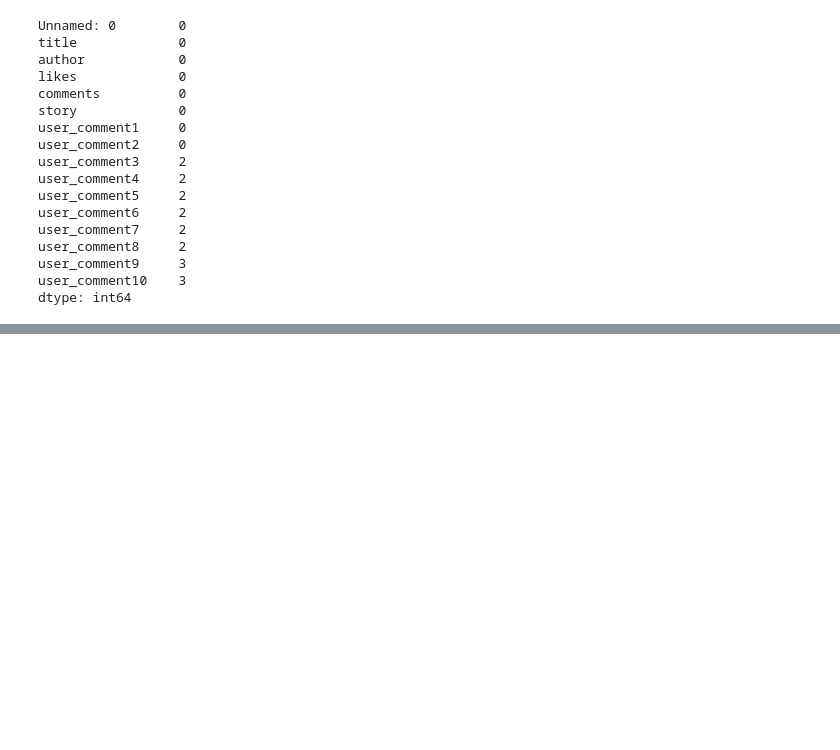
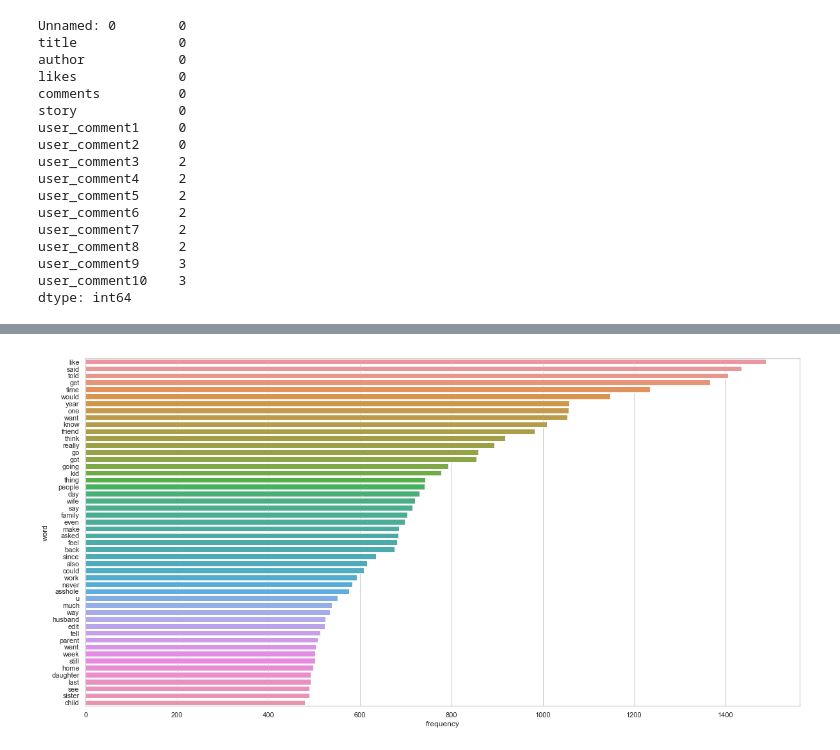
Before and after one commit to Andrew-Sai/reddit-aita, a Jupyter notebook: reddit-aita-preparation.ipynb, the cells around one changed output, grey strips where cells are left out. Cells and saved outputs as stored; diff of their text form; code cells hidden in the pictures; blank space fills up the shorter version.

```diff
--- a/reddit-aita-preparation.ipynb
+++ b/reddit-aita-preparation.ipynb
@@ -183,0 +145,2 @@ wordlist_dict = map(int, wordlist_dict)
+# %%
+word_df = pd.DataFrame(list(format_wordlist_dict.items()), columns=['word', 'frequency'])
@@ -183,0 +185,6 @@ wordlist_dict = map(int, wordlist_dict)
+# %%
+sns.set(style="whitegrid")
+plt.figure(figsize=(20, 10))
+sns_plot = sns.barplot(x="frequency", y="word", data=word_df[:50])
+# %% [output]
+[figure, added]
```
Also changed, not shown: parts of 14 cells of this notebook, 2 other files.
